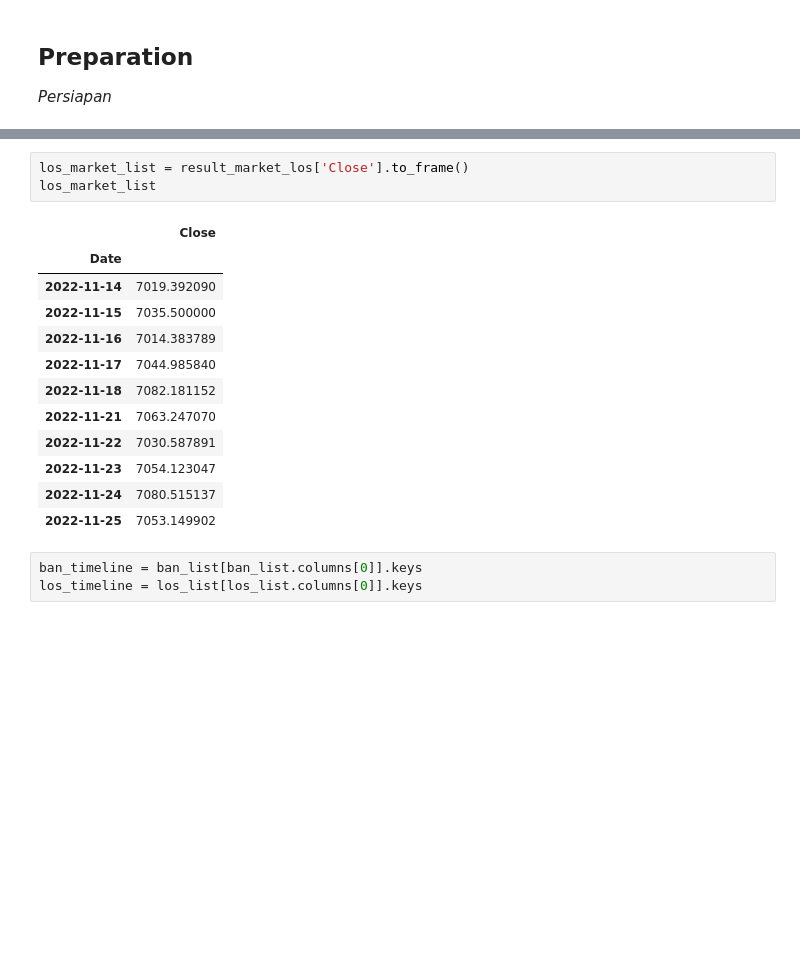
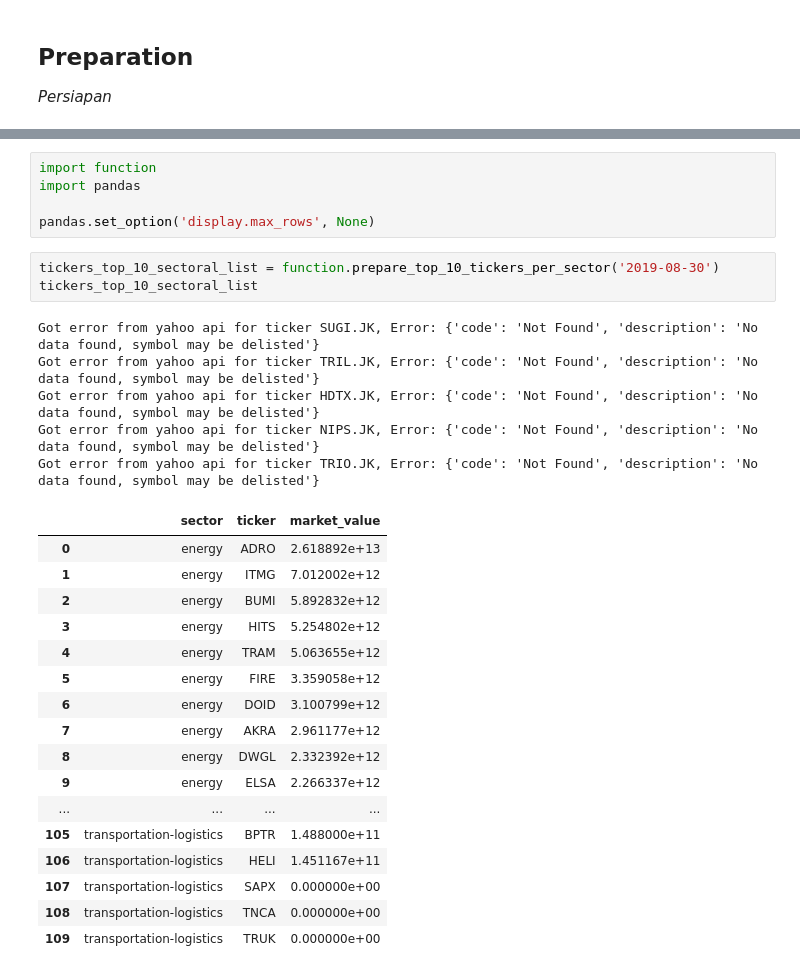
Before and after one commit to adityamahesa/id-nickel-regulation-event-stock-analysis, a Jupyter notebook: thesis.ipynb, the cells around one changed output, grey strips where cells are left out. Saved outputs shown, nothing was run; the diff lists cells and outputs as text; blank space fills up the shorter version.

Commit message:
feature: add function to show ticker member per observation

```diff
--- a/thesis.ipynb
+++ b/thesis.ipynb
@@ -82,19 +7,31 @@ los_list
-# %%
-los_market_list = result_market_los['Close'].to_frame()
-los_market_list
-# %% [output]
-|  | Close |
-| Date |  |
-| 2022-11-14 | 7019.392090 |
-| 2022-11-15 | 7035.500000 |
-| 2022-11-16 | 7014.383789 |
-| 2022-11-17 | 7044.985840 |
-| 2022-11-18 | 7082.181152 |
-| 2022-11-21 | 7063.247070 |
-| 2022-11-22 | 7030.587891 |
-| 2022-11-23 | 7054.123047 |
-| 2022-11-24 | 7080.515137 |
-| 2022-11-25 | 7053.149902 |
-# %%
-ban_timeline = ban_list[ban_list.columns[0]].keys
-los_timeline = los_list[los_list.columns[0]].keys
+# %%
+import function
+import pandas
+
+pandas.set_option('display.max_rows', None)
+# %%
+tickers_top_10_sectoral_list = function.prepare_top_10_tickers_per_sector('2019-08-30')
+tickers_top_10_sectoral_list
+# %% [output]
+Got error from yahoo api for ticker SUGI.JK, Error: {'code': 'Not Found', 'description': 'No data found, symbol may be delisted'}
+Got error from yahoo api for ticker TRIL.JK, Error: {'code': 'Not Found', 'description': 'No data found, symbol may be delisted'}
+Got error from yahoo api for ticker HDTX.JK, Error: {'code': 'Not Found', 'description': 'No data found, symbol may be delisted'}
+Got error from yahoo api for ticker NIPS.JK, Error: {'code': 'Not Found', 'description': 'No data found, symbol may be delisted'}
+Got error from yahoo api for ticker TRIO.JK, Error: {'code': 'Not Found', 'description': 'No data found, symbol may be delisted'}
+|  | sector | ticker | market_value |
+| 0 | energy | ADRO | 2.618892e+13 |
+| 1 | energy | ITMG | 7.012002e+12 |
+| 2 | energy | BUMI | 5.892832e+12 |
+| 3 | energy | HITS | 5.254802e+12 |
+| 4 | energy | TRAM | 5.063655e+12 |
+| 5 | energy | FIRE | 3.359058e+12 |
+| 6 | energy | DOID | 3.100799e+12 |
+| 7 | energy | AKRA | 2.961177e+12 |
+| 8 | energy | DWGL | 2.332392e+12 |
+| 9 | energy | ELSA | 2.266337e+12 |
+| ... | ... | ... | ... |
+| 105 | transportation-logistics | BPTR | 1.488000e+11 |
+| 106 | transportation-logistics | HELI | 1.451167e+11 |
+| 107 | transportation-logistics | SAPX | 0.000000e+00 |
+| 108 | transportation-logistics | TNCA | 0.000000e+00 |
+| 109 | transportation-logistics | TRUK | 0.000000e+00 |
```
Also changed, not shown: parts of 7 cells of this notebook, 2 other files.
